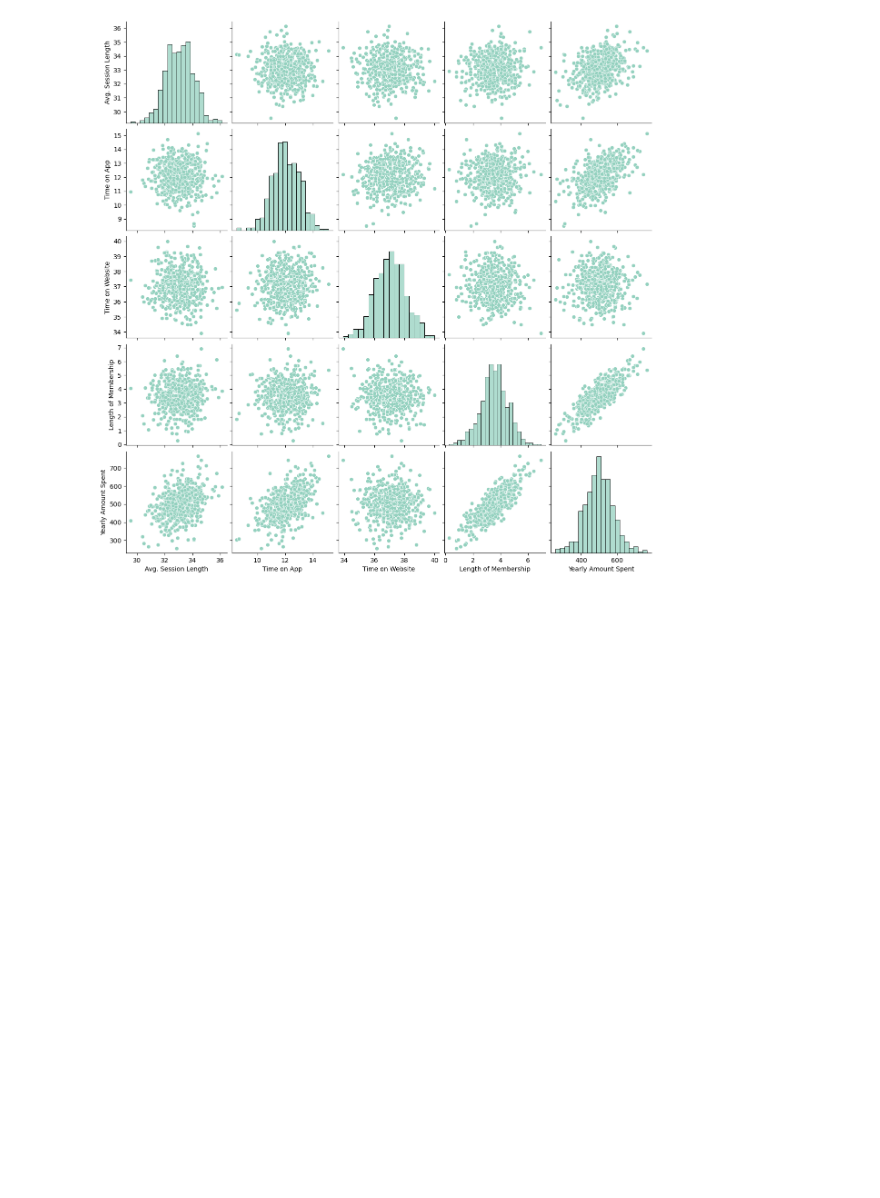
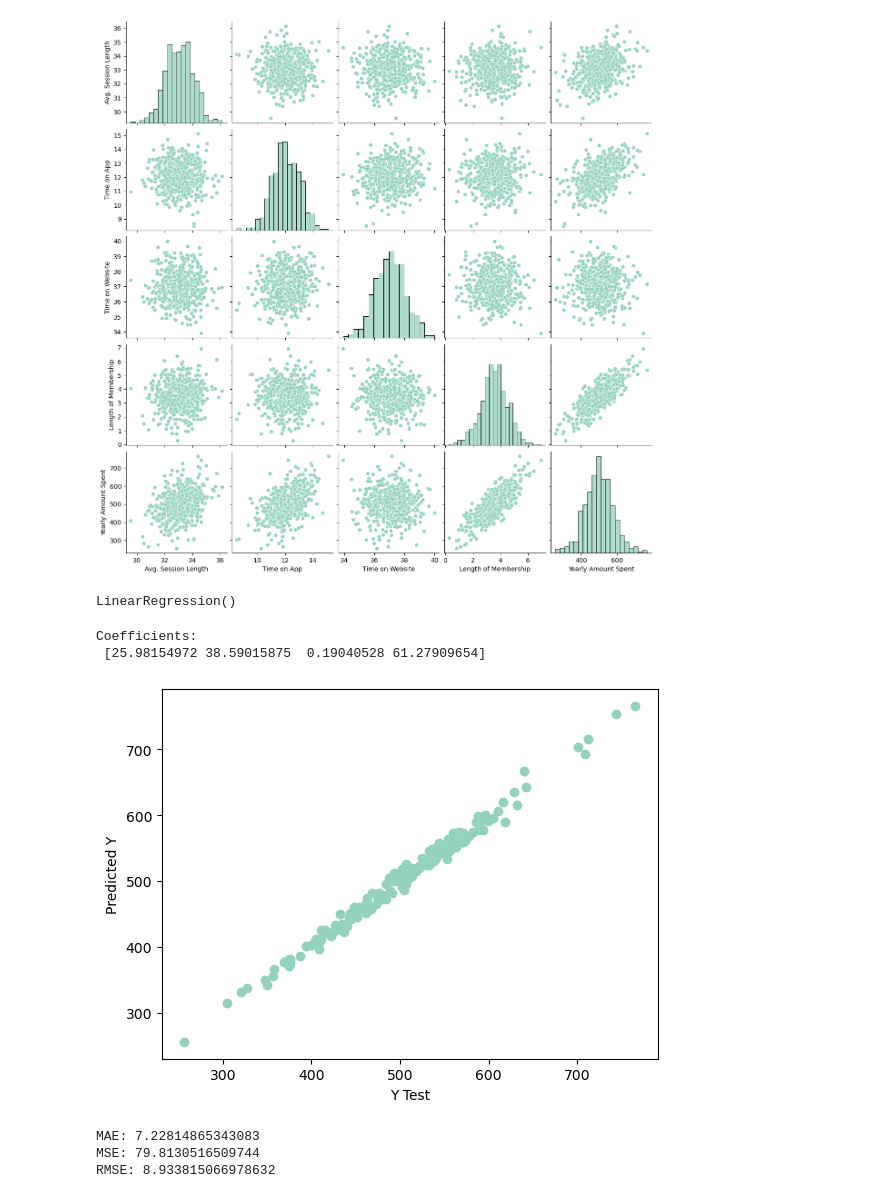
Before and after one commit to Deepak3015/Machine-Repo, a Jupyter notebook: Notebook/ecommerce.ipynb, the cells around one changed output. Drawn from its saved outputs; the diff is of its cells as text; code cells hidden in the pictures; blank space fills up the shorter version.

Commit message:
Predict and analysis are good

```diff
--- a/Notebook/ecommerce.ipynb
+++ b/Notebook/ecommerce.ipynb
@@ -89,3 +89,58 @@ sns.plt.show()
 # %% [output]
 AttributeError: module 'seaborn' has no attribute 'plt'
 [figure]
+# %%
+# ## Training and Testing Data
+#
+# Split the data into training and testing sets.
+
+y = customers['Yearly Amount Spent']
+X = customers[['Avg. Session Length', 'Time on App','Time on Website', 'Length of Membership']]
+# %%
+# ** Use model_selection.train_test_split from sklearn to split the data into training and testing sets. Set test_size=0.3 and random_state=101**
+
+from sklearn.model_selection import train_test_split
+X_train, X_test, y_train, y_test = train_test_split(X, y, test_size=0.3, random_state=101)
+# %%
+
+# ## Training the Model
+
+from sklearn.linear_model import LinearRegression
+lm = LinearRegression()
+lm.fit(X_train,y_train)
+# %% [output]
+LinearRegression()
+# %%
+# The coefficients
+
+print('Coefficients: \n', lm.coef_)
+
+# ## Predicting Test Data
+
+predictions = lm.predict( X_test)
+# %% [output]
+Coefficients:
+ [25.98154972 38.59015875  0.19040528 61.27909654]
+# %%
+# ** Create a scatterplot of the real test values versus the predicted values. **
+
+plt.scatter(y_test,predictions)
+plt.xlabel('Y Test')
+plt.ylabel('Predicted Y')
+plt.show()
+# %% [output]
+[figure, added]
+# %%
+# ## Evaluating the Model
+#
+
+# ** Calculate the Mean Absolute Error, Mean Squared Error, and the Root Mean Squared Error. Refer to the lecture or to Wikipedia for the formulas**
+
+from sklearn import metrics
+print('MAE:', metrics.mean_absolute_error(y_test, predictions))
+print('MSE:', metrics.mean_squared_error(y_test, predictions))
+print('RMSE:', np.sqrt(metrics.mean_squared_error(y_test, predictions)))
+# %% [output]
+MAE: 7.22814865343083
+MSE: 79.8130516509744
+RMSE: 8.933815066978632
```
